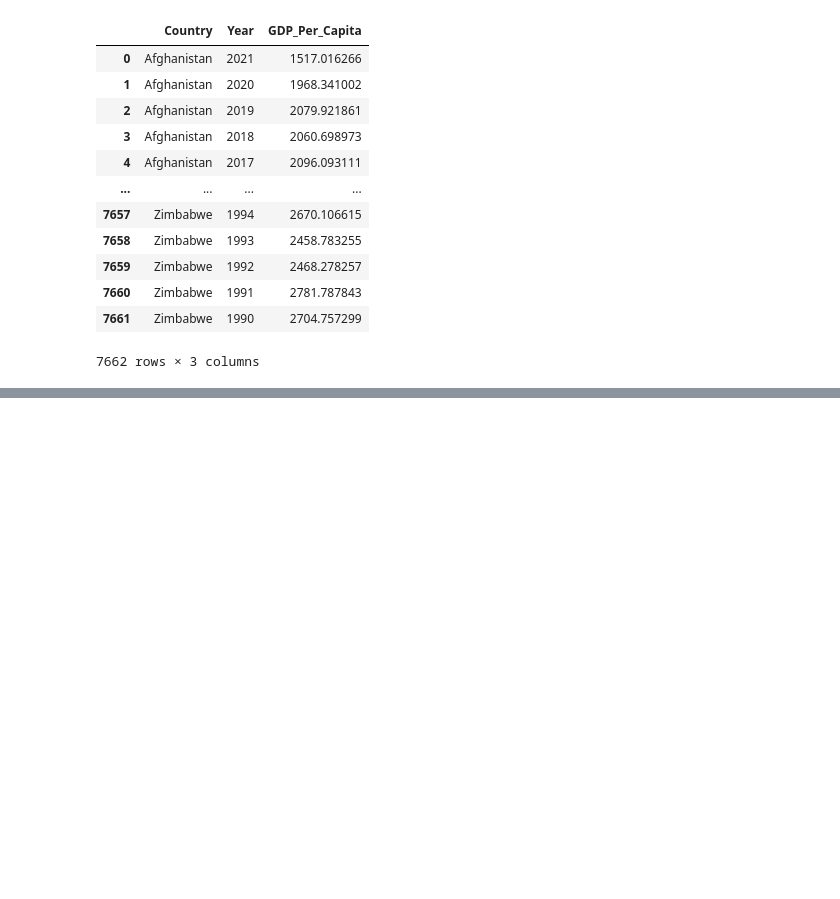
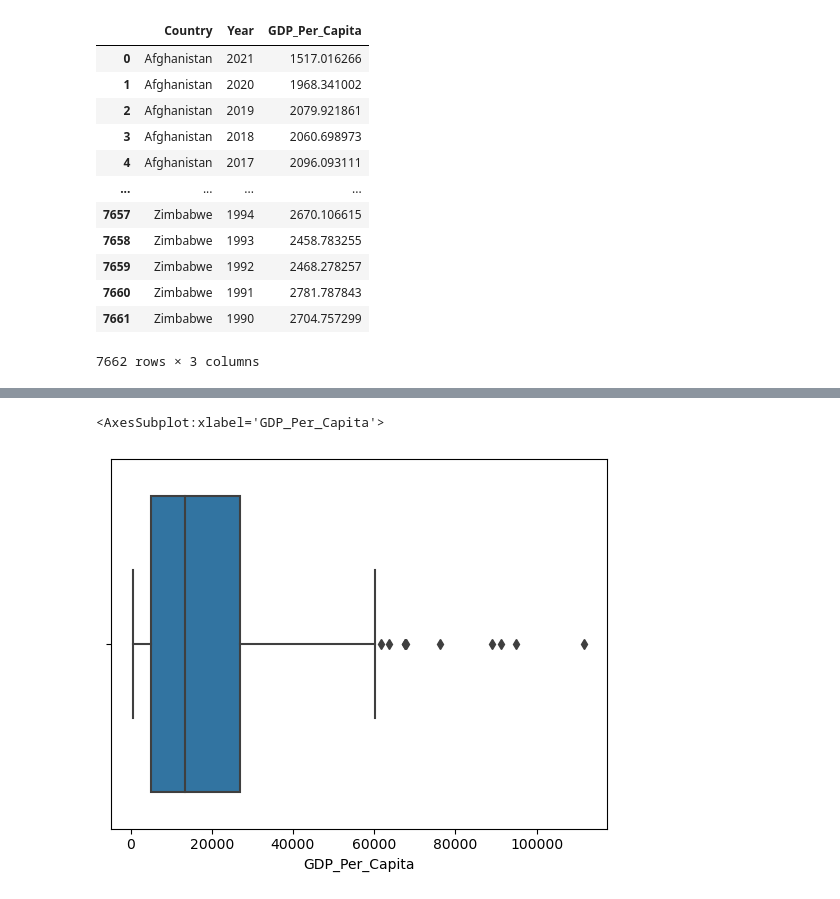
Before and after one commit to NSS-Data-Analytics-Cohort-10/gdp-and-internet-usage-ekinnard23, a Jupyter notebook: notebooks/gdp_and_internet_usage_eddie_kinnard.ipynb, the cells around one changed output, grey strips where cells are left out. Saved outputs shown, nothing was run; the diff lists cells and outputs as text; code cells hidden in the pictures; blank space fills up the shorter version.

```diff
--- a/notebooks/gdp_and_internet_usage_eddie_kinnard.ipynb
+++ b/notebooks/gdp_and_internet_usage_eddie_kinnard.ipynb
@@ -113,0 +159,5 @@ In this question, you're going to create some plots to show the distribution of
+# %%
+sns.boxplot(data = year_2020, x="GDP_Per_Capita")
+# %% [output]
+<AxesSubplot:xlabel='GDP_Per_Capita'>
+[figure, added]
```
Also changed, not shown: parts of 32 cells of this notebook.
